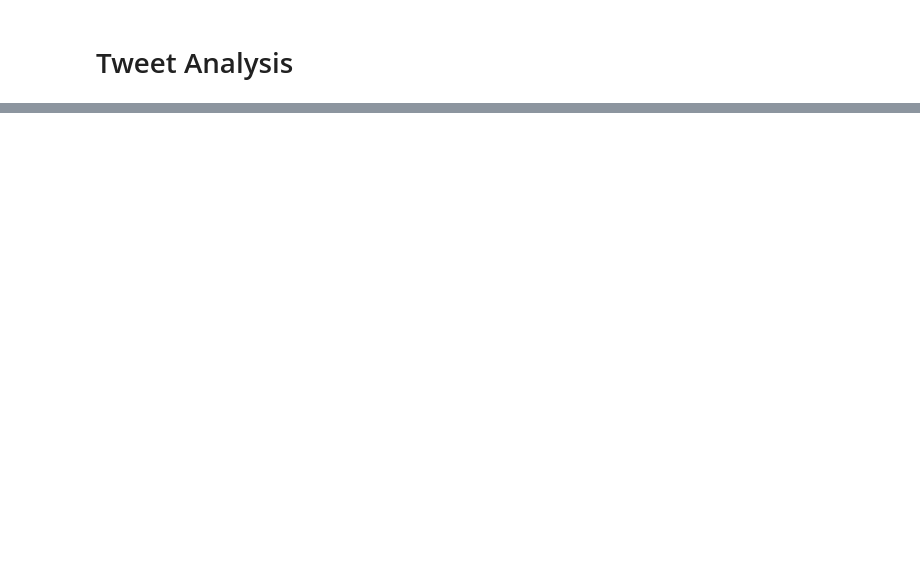
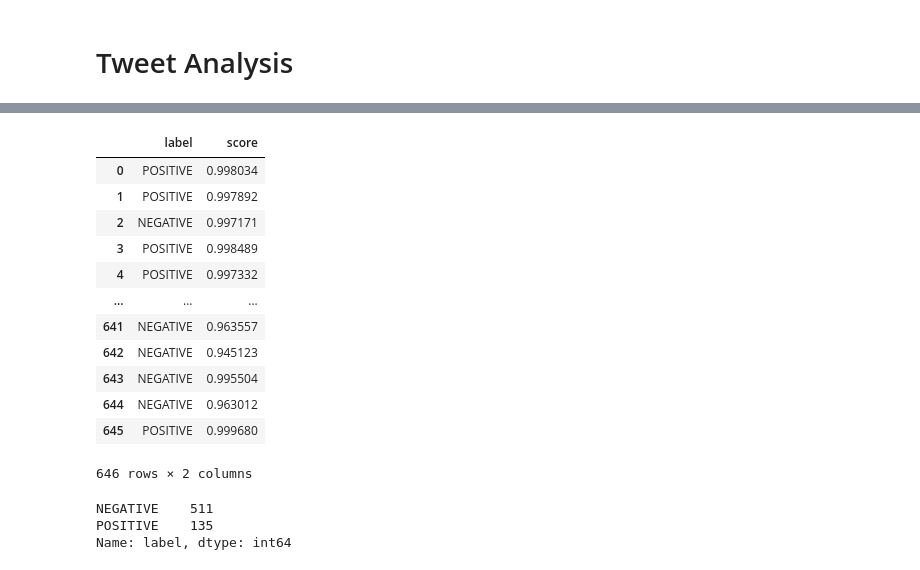
Before and after one commit to bsenst/mlbookcamp-2022, a Jupyter notebook: social-media-analysis-ml-zoomcamp.ipynb, the cells around one changed output, grey strips where cells are left out. Cells and saved outputs as stored; diff of their text form; code cells hidden in the pictures; blank space fills up the shorter version.

```diff
--- a/social-media-analysis-ml-zoomcamp.ipynb
+++ b/social-media-analysis-ml-zoomcamp.ipynb
@@ -50,14 +38,14 @@ import numpy as np
 
 import matplotlib.pyplot as plt
 # %%
-# https://github.com/JustAnotherArchivist/snscrape/issues/438
+# # https://github.com/JustAnotherArchivist/snscrape/issues/438
 
-tweets_list = []
+# tweets_list = []
 
-# Using TwitterSearchScraper to scrape data and append tweets to list
-for i,tweet in enumerate(sntwitter.TwitterHashtagScraper('mlzoomcamp').get_items()):
-    tweets_list.append([tweet.date, tweet.id, tweet.content, tweet.username])
+# # Using TwitterSearchScraper to scrape data and append tweets to list
+# for i,tweet in enumerate(sntwitter.TwitterHashtagScraper('mlzoomcamp').get_items()):
+#     tweets_list.append([tweet.date, tweet.id, tweet.content, tweet.username])
 
-# Creating a dataframe from the tweets list above
-df = pd.DataFrame(tweets_list, columns=['date', 'id', 'content', 'username'])
+# # Creating a dataframe from the tweets list above
+# df = pd.DataFrame(tweets_list, columns=['date', 'id', 'content', 'username'])
 # %%
@@ -64,0 +53,3 @@ df.to_json("tweets.json")
+# %%
+df = pd.read_json("/kaggle/working/tweets.json")
+df.head()
@@ -249,5 +195,0 @@ No model was supplied, defaulted to distilbert-base-uncased-finetuned-sst-2-engl
-# %%
-tweet = list(cohort21.content)[100]
-print(tweet)
-print()
-print(sentiment_classifier(tweet))
@@ -260,0 +200,8 @@ Trying new feature creation, scaling, using cyclical encoding (sine/cosine)
+# %%
+sentiment_classifier = pipeline('sentiment-analysis')
+
+sentiments = []
+tweets = list(cohort21.content)
+for tweet in tweets:
+    sentiments.append(sentiment_classifier(tweet))
+len(sentiments)
@@ -260,0 +212,17 @@ Trying new feature creation, scaling, using cyclical encoding (sine/cosine)
+# %%
+sentiments_df = pd.DataFrame([sentiment[0] for sentiment in sentiments])
+sentiments_df
+# %% [output]
+|  | label | score |
+| 0 | POSITIVE | 0.998034 |
+| 1 | POSITIVE | 0.997892 |
+| 2 | NEGATIVE | 0.997171 |
+| 3 | POSITIVE | 0.998489 |
+| 4 | POSITIVE | 0.997332 |
+| ... | ... | ... |
+| 641 | NEGATIVE | 0.963557 |
+| 642 | NEGATIVE | 0.945123 |
+| 643 | NEGATIVE | 0.995504 |
+| 644 | NEGATIVE | 0.963012 |
+| 645 | POSITIVE | 0.999680 |
+646 rows × 2 columns
@@ -260,0 +236,6 @@ Trying new feature creation, scaling, using cyclical encoding (sine/cosine)
+# %%
+cohort21_new.label.value_counts()
+# %% [output]
+NEGATIVE    511
+POSITIVE    135
+Name: label, dtype: int64
```
Also changed, not shown: parts of 42 cells of this notebook.
